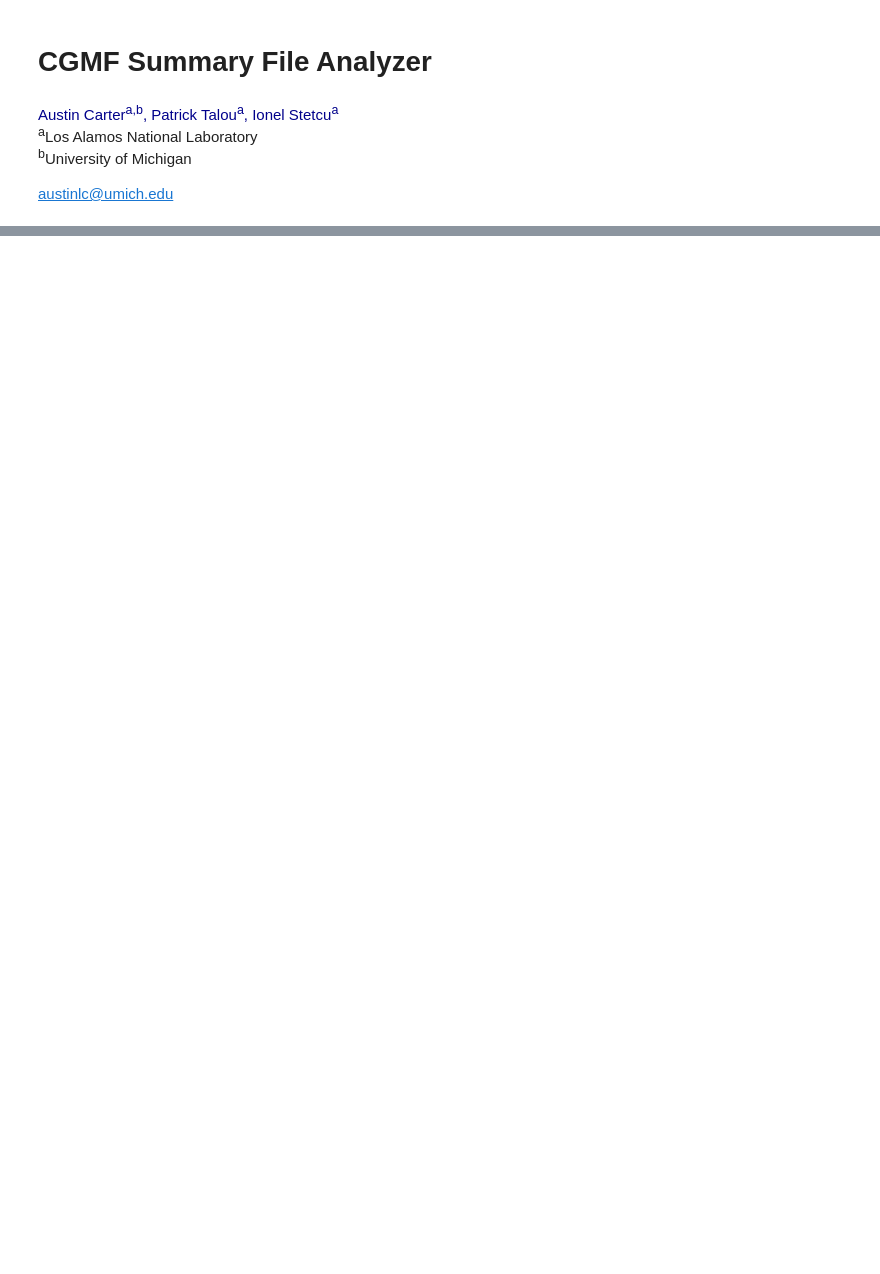
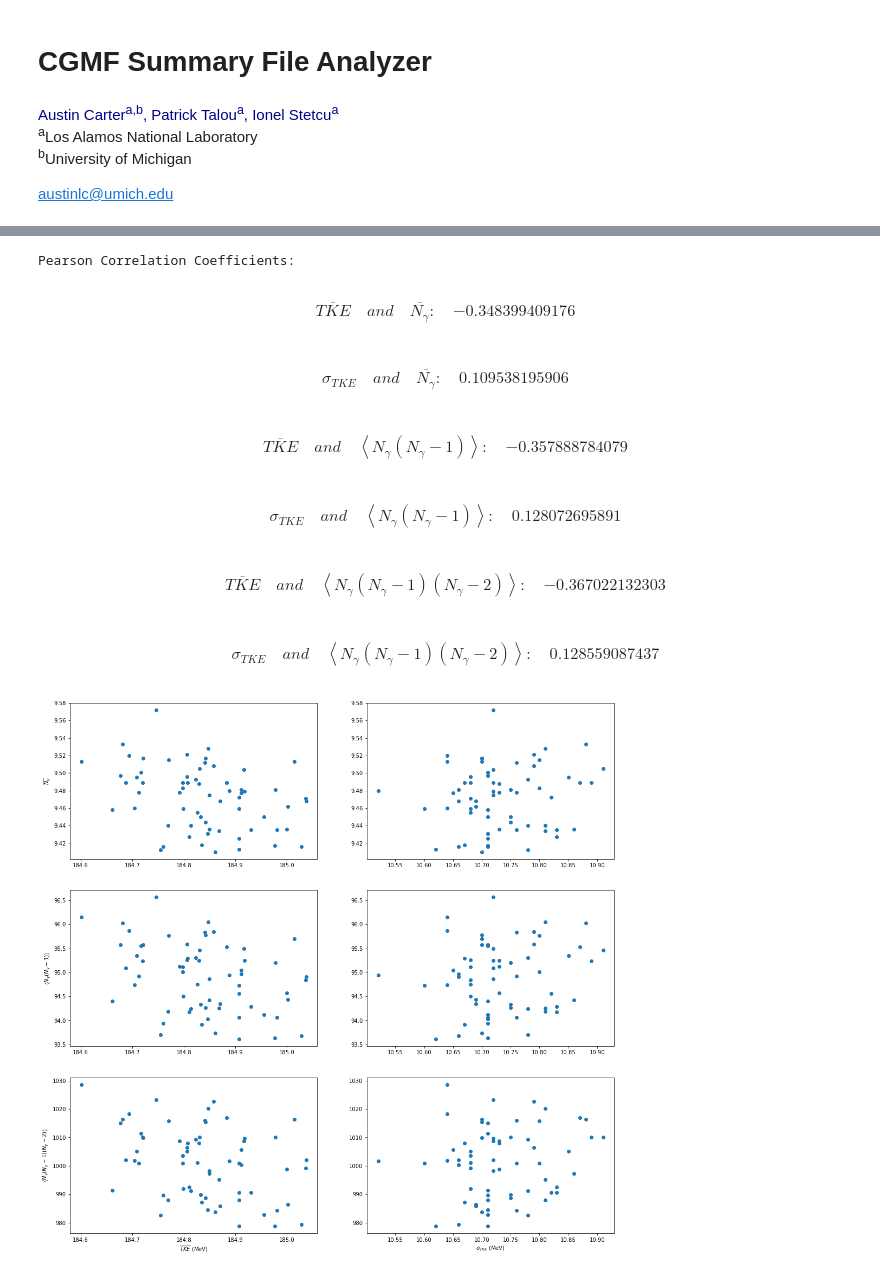
Before and after one commit to austinlc/CGMFAnalysis, a Jupyter notebook: CGMFSummaryFileAnalyzer.ipynb, the cells around one changed output, grey strips where cells are left out. Drawn from its saved outputs; the diff is of its cells as text; code cells hidden in the pictures; blank space fills up the shorter version.

```diff
--- a/CGMFSummaryFileAnalyzer.ipynb
+++ b/CGMFSummaryFileAnalyzer.ipynb
@@ -215,0 +122,18 @@ plt.plot(ngm3, nnm3, 'o')
+# %%
+# Plot ng vs tke and moments
+
+x = [TKE,TKEu]
+y = [ng, ngm2, ngm3]
+xlabels = [r"$\overline{TKE}$ (MeV)", r"$\sigma_{TKE}$ (MeV)"]
+ylabels = [r'$\overline{N_{\gamma}}$', r'$\left \langle N_{\gamma}(N_{\gamma}-1) \right \rangle$', r'$\left \langle N_{\gamma}(N_{\gamma}-1)(N_{\gamma}-2) \right \rangle$']
+
+plot_and_report(x,y,xlabels, ylabels)
+# %% [output]
+Pearson Correlation Coefficients:
+$$\begin{align}\overline{TKE}&& and &&\overline{N_{\gamma}}:&&-0.348399409176\end{align}$$
+$$\begin{align}\sigma_{TKE}&& and &&\overline{N_{\gamma}}:&&0.109538195906\end{align}$$
+$$\begin{align}\overline{TKE}&& and &&\left \langle N_{\gamma}(N_{\gamma}-1) \right \rangle:&&-0.357888784079\end{align}$$
+$$\begin{align}\sigma_{TKE}&& and &&\left \langle N_{\gamma}(N_{\gamma}-1) \right \rangle:&&0.128072695891\end{align}$$
+$$\begin{align}\overline{TKE}&& and &&\left \langle N_{\gamma}(N_{\gamma}-1)(N_{\gamma}-2) \right \rangle:&&-0.367022132303\end{align}$$
+$$\begin{align}\sigma_{TKE}&& and &&\left \langle N_{\gamma}(N_{\gamma}-1)(N_{\gamma}-2) \right \rangle:&&0.128559087437\end{align}$$
+[figure, added]
```
Also changed, not shown: parts of 13 cells of this notebook, 1 other file.
